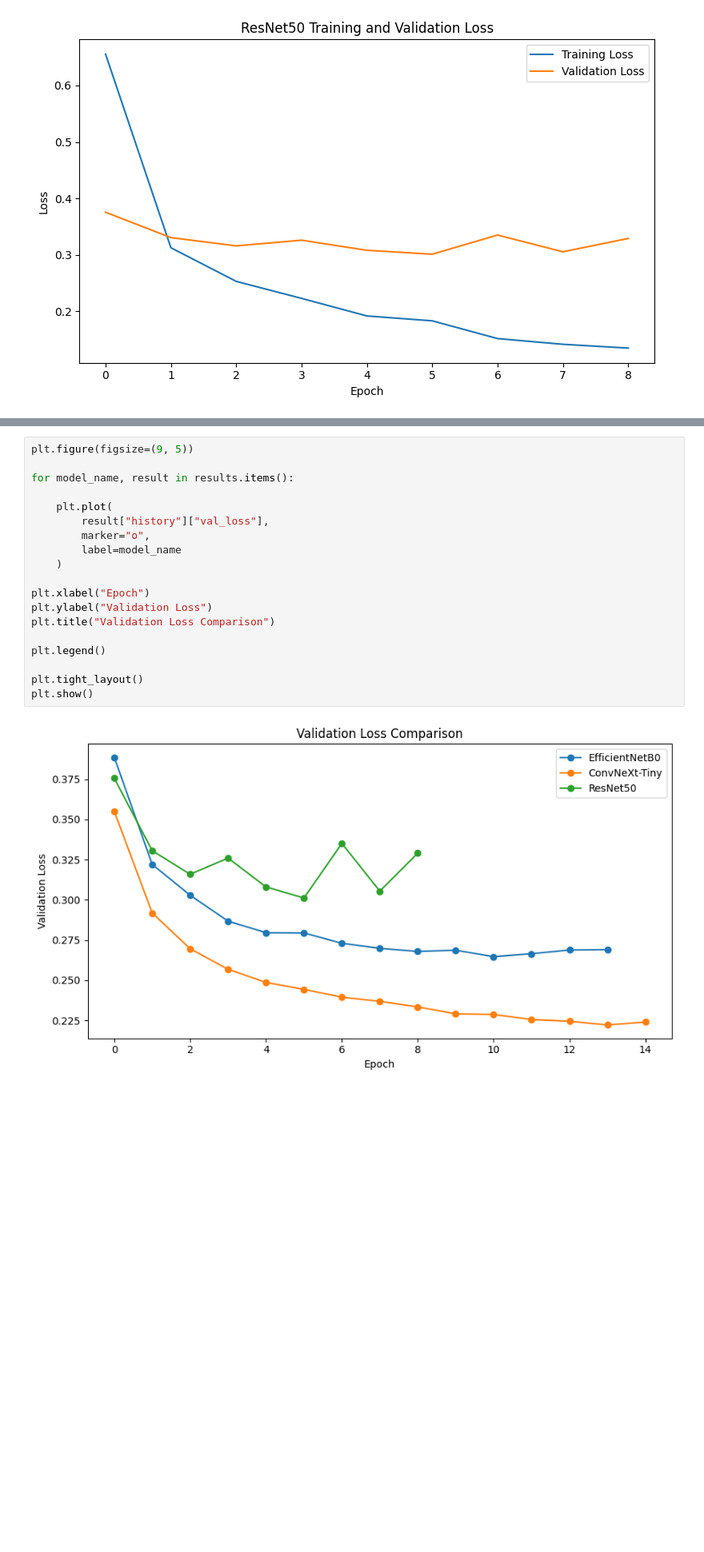
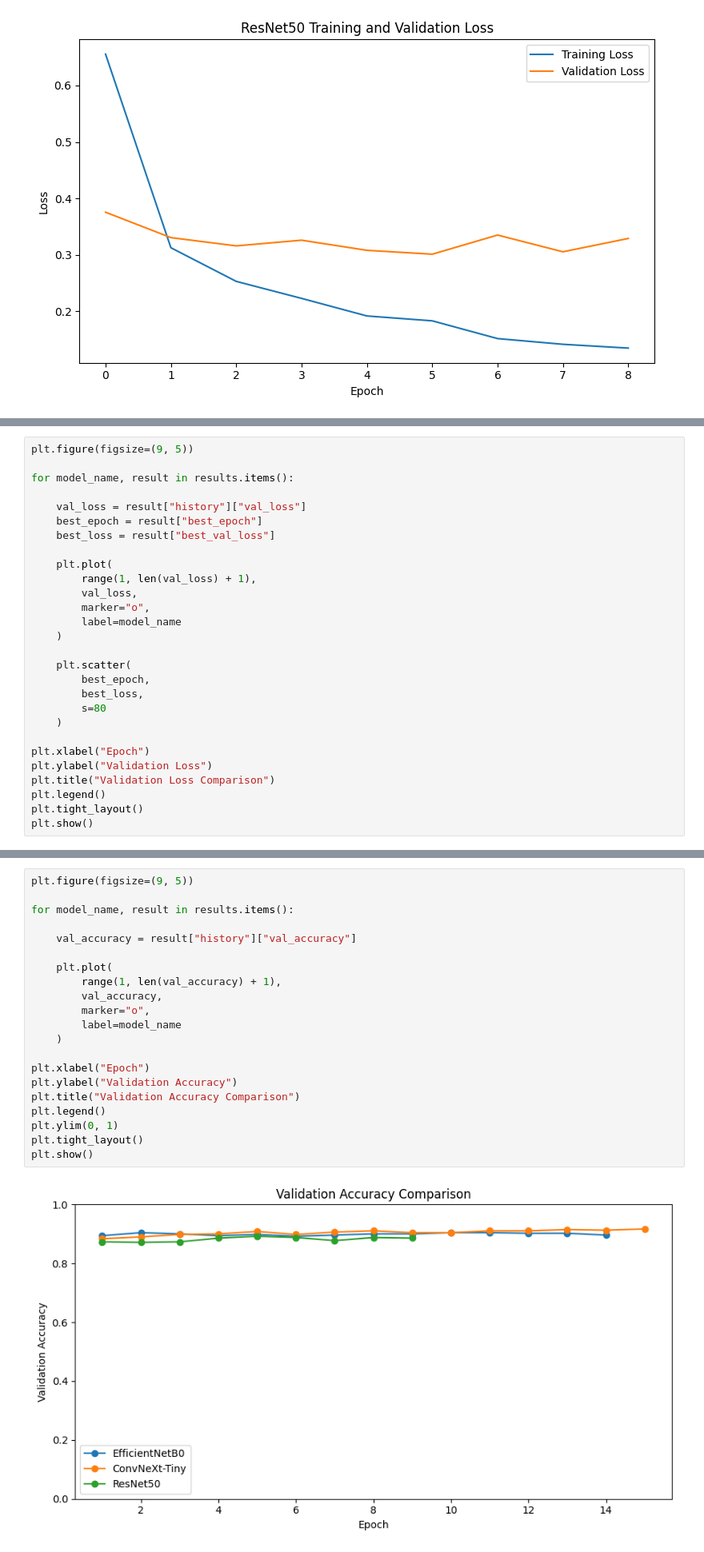
Before and after one commit to ThumulaRumesh/Smart-Homes---Indoor-Scene-Recognition-from-Images---CNN, a Jupyter notebook: 07_Evaluation_&_Comparison.ipynb, the cells around one changed output, grey strips where cells are left out. Shown at 80% size. Cells and saved outputs as stored; diff of their text form; blank space fills up the shorter version.

```diff
--- a/07_Evaluation_&_Comparison.ipynb
+++ b/07_Evaluation_&_Comparison.ipynb
@@ -427,0 +428,28 @@ Step 20 - Direct comparison of validation loss
+# %%
+plt.figure(figsize=(9, 5))
+
+for model_name, result in results.items():
+
+    val_loss = result["history"]["val_loss"]
+    best_epoch = result["best_epoch"]
+    best_loss = result["best_val_loss"]
+
+    plt.plot(
+        range(1, len(val_loss) + 1),
+        val_loss,
+        marker="o",
+        label=model_name
+    )
+
+    plt.scatter(
+        best_epoch,
+        best_loss,
+        s=80
+    )
+
+plt.xlabel("Epoch")
+plt.ylabel("Validation Loss")
+plt.title("Validation Loss Comparison")
+plt.legend()
+plt.tight_layout()
+plt.show()
@@ -428,21 +460,23 @@ Step 20 - Direct comparison of validation loss
 # %%
 plt.figure(figsize=(9, 5))
 
 for model_name, result in results.items():
 
+    val_accuracy = result["history"]["val_accuracy"]
+
     plt.plot(
-        result["history"]["val_loss"],
+        range(1, len(val_accuracy) + 1),
+        val_accuracy,
         marker="o",
         label=model_name
     )
 
 plt.xlabel("Epoch")
-plt.ylabel("Validation Loss")
-plt.title("Validation Loss Comparison")
-
+plt.ylabel("Validation Accuracy")
+plt.title("Validation Accuracy Comparison")
 plt.legend()
-
+plt.ylim(0, 1)
 plt.tight_layout()
 plt.show()
 # %% [output]
-[figure, old version]
+[figure, new version]
```
Also changed, not shown: parts of 24 cells of this notebook.
